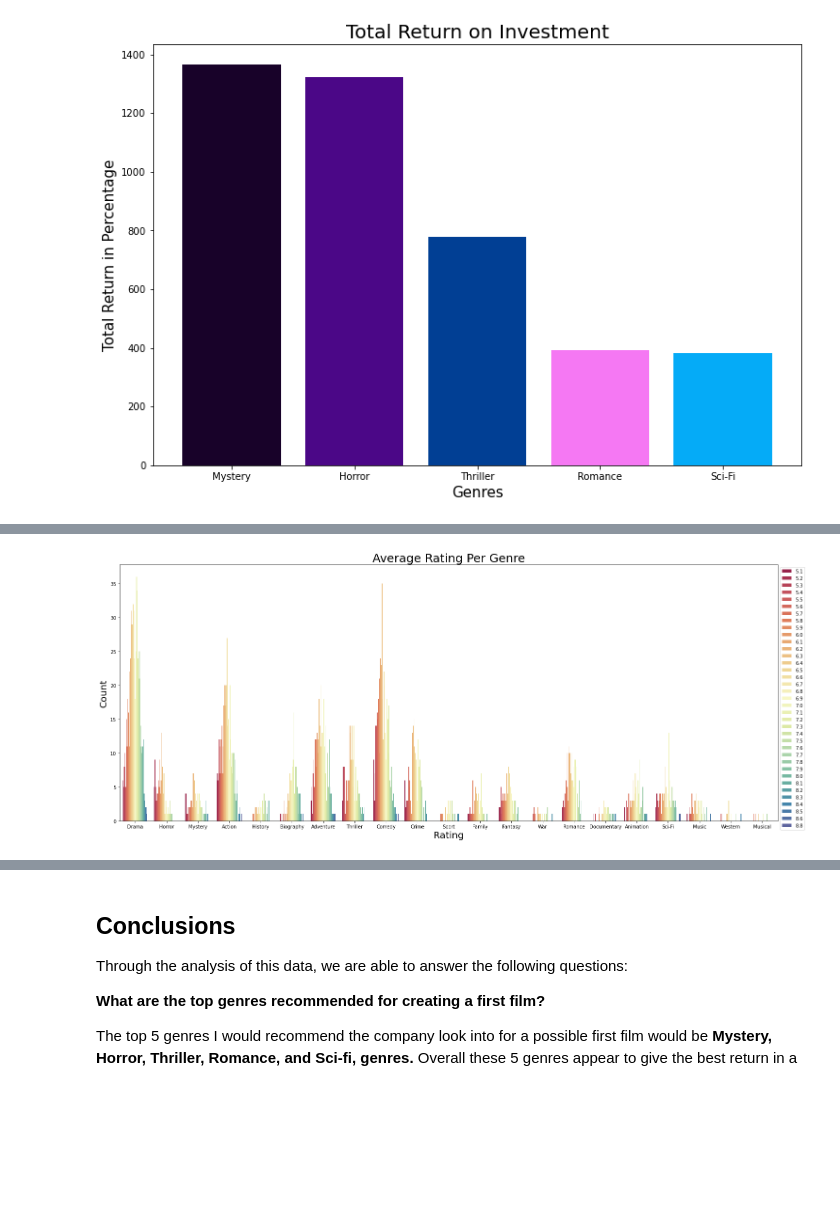
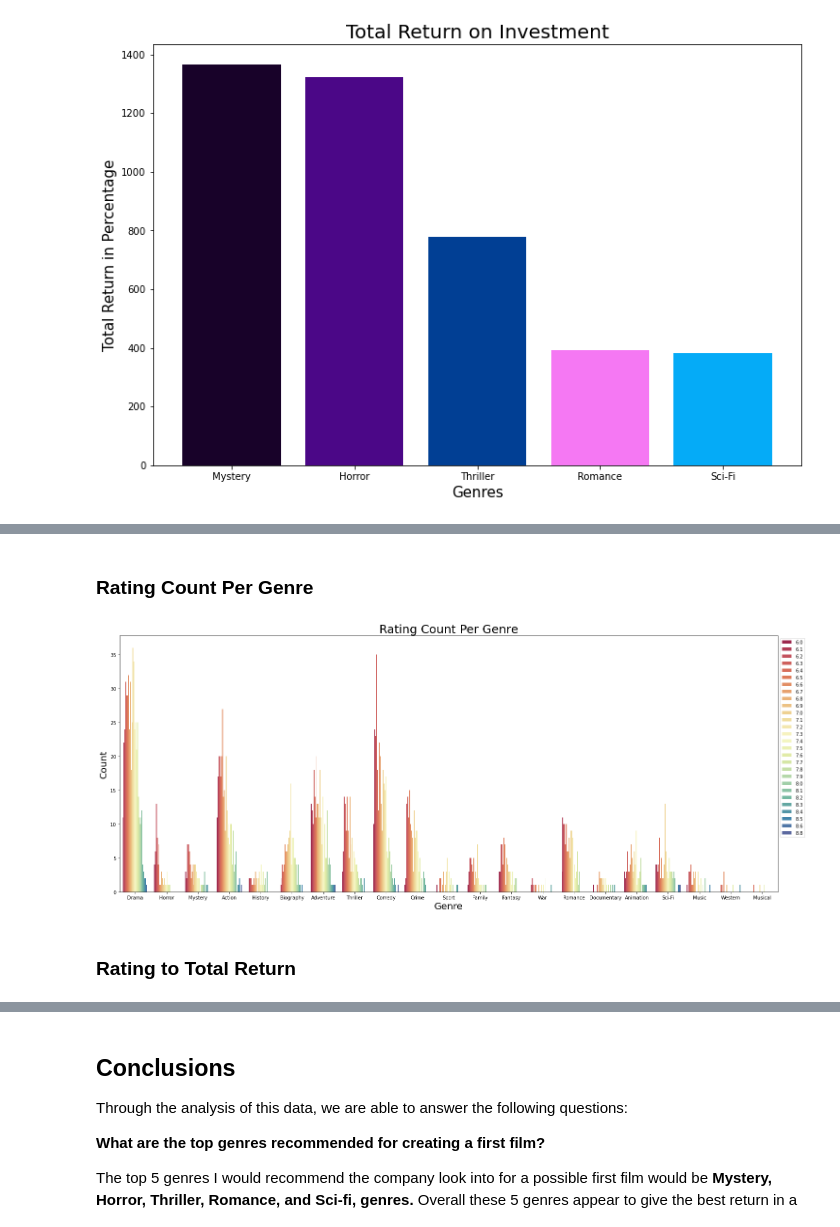
Before and after one commit to JohnNun/successful_films_project, a Jupyter notebook: successful_films_notebook.ipynb, the cells around one changed output, grey strips where cells are left out. Saved outputs shown, nothing was run; the diff lists cells and outputs as text; code cells hidden in the pictures; blank space fills up the shorter version.

Commit message:
saved plots as jpeg, added markdown to new plots

```diff
--- a/successful_films_notebook.ipynb
+++ b/successful_films_notebook.ipynb
@@ -298,0 +301,12 @@ ax.set_ylabel('Total Return in Percentage', fontsize=15);
+# %%
+# Creating df with avg_rating 6.0 or higher
+avg_rating_df = combined_film_df_clean[(combined_film_df_clean['avg_rating'] >= 6.0)]
+
+# Data dist plot
+fig, ax = plt.subplots(figsize=(25, 8))
+
+sns.histplot(data=avg_rating_df, x='genres', hue='genres', legend=False)
+
+ax.set_title('Data Dist. of Genres Rating 6.0 or Higher', fontsize=20)
+ax.set_xlabel('Genres', fontsize=15)
+ax.set_ylabel('Count',fontsize=15);
@@ -299,18 +315,19 @@ ax.set_ylabel('Total Return in Percentage', fontsize=15);
+# %% [markdown]
+### Rating Count Per Genre
 # %%
-# Creating df with avg_rating 5.1 or higher
-avg_rating_df = combined_film_df_clean[(combined_film_df_clean['avg_rating'] >= 5.1)]
-
 # Count plot for genre to rating
 fig, ax = plt.subplots(figsize=(25, 10))
 
 sns.countplot(x=avg_rating_df['genres'], hue=avg_rating_df['avg_rating'], palette="Spectral")
 
-ax.set_title('Average Rating Per Genre', fontsize=25)
-ax.set_xlabel('Rating', fontsize=20)
+ax.set_title('Rating Count Per Genre', fontsize=25)
+ax.set_xlabel('Genre', fontsize=20)
 ax.set_ylabel('Count', fontsize=20)
 ax.legend(bbox_to_anchor=(1, 1));
 # %% [output]
-[figure, old version]
+[figure, new version]
+# %% [markdown]
+### Rating to Total Return
 # %%
 fig, ax = plt.subplots(figsize=(12, 8))
 
```
Also changed, not shown: parts of 4 cells of this notebook, 6 other files.
